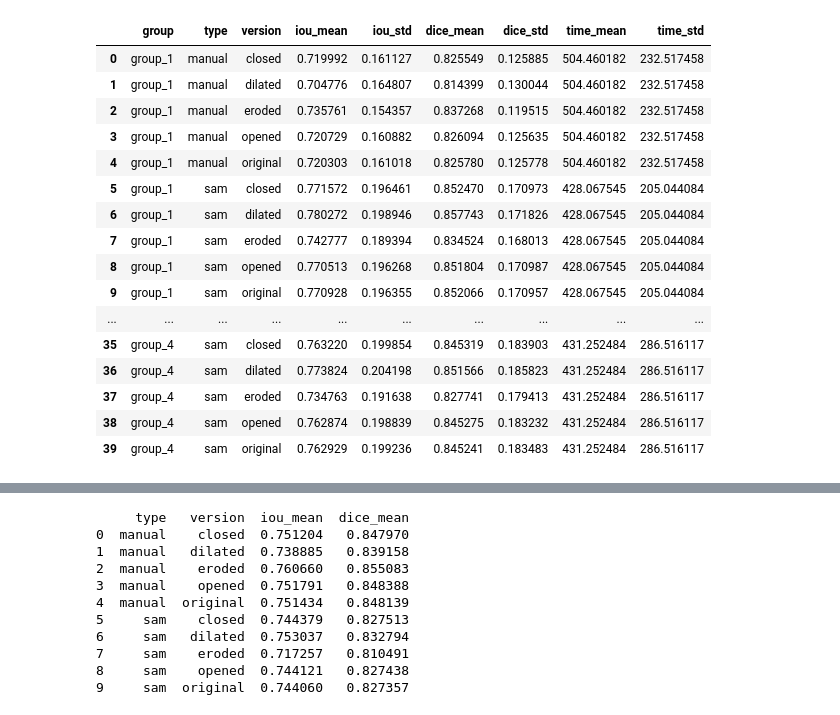
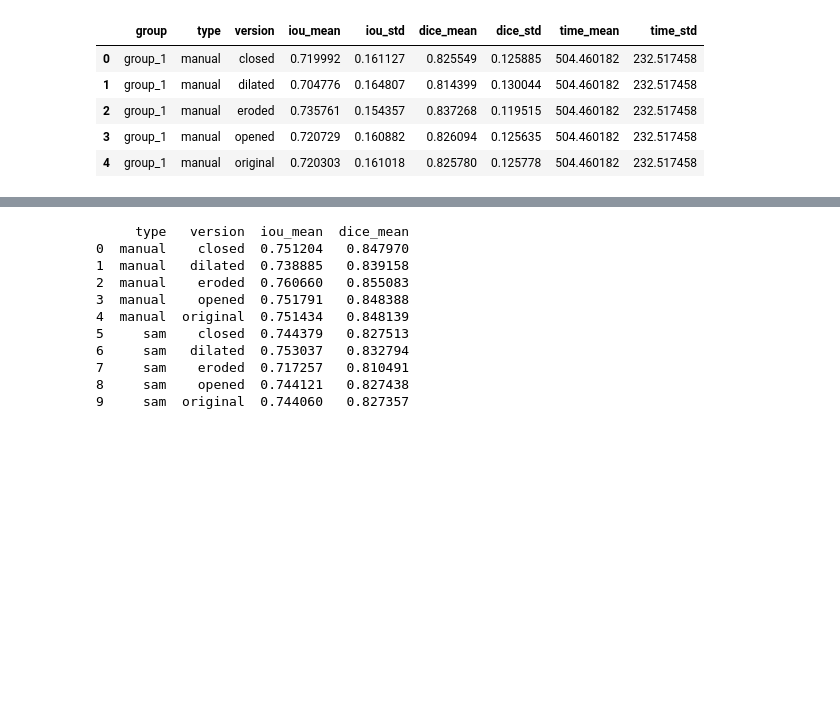
Before and after one commit to Lorenzuou/analise-segmentacao-pele, a Jupyter notebook: analise/op_morfologicas.ipynb, the cells around one changed output, grey strips where cells are left out. Cells and saved outputs as stored; diff of their text form; code cells hidden in the pictures; blank space fills up the shorter version.

```diff
--- a/analise/op_morfologicas.ipynb
+++ b/analise/op_morfologicas.ipynb
@@ -300,3 +348,6 @@ Manual folders: 50
 # %%
 #save
-metrics_df.to_csv('metrics_df.csv', index=False)
+# metrics_df.to_csv('metrics_df.csv', index=False)
+#read
+metrics_df = pd.read_csv('metrics_df.csv')
+metrics_df.head()
@@ -319,39 +361,27 @@ metrics_df
 # %%
 # Group by 'group', 'type', and 'version' and aggregate the metrics
 aggregated_metrics = metrics_df.groupby(['group', 'type', 'version']).agg({
     'iou': ['mean', 'std'],
     'dice': ['mean', 'std'],
     'time': ['mean', 'std']
 }).reset_index()
 
 # Rename columns for better readability
 aggregated_metrics.columns = [
     'group', 'type', 'version',
     'iou_mean', 'iou_std',
     'dice_mean', 'dice_std',
     'time_mean', 'time_std'
 ]
 
-# Display the aggregated metrics table
-aggregated_metrics
+aggregated_metrics.head()
 # %% [output]
 |  | group | type | version | iou_mean | iou_std | dice_mean | dice_std | time_mean | time_std |
 | 0 | group_1 | manual | closed | 0.719992 | 0.161127 | 0.825549 | 0.125885 | 504.460182 | 232.517458 |
 | 1 | group_1 | manual | dilated | 0.704776 | 0.164807 | 0.814399 | 0.130044 | 504.460182 | 232.517458 |
 | 2 | group_1 | manual | eroded | 0.735761 | 0.154357 | 0.837268 | 0.119515 | 504.460182 | 232.517458 |
 | 3 | group_1 | manual | opened | 0.720729 | 0.160882 | 0.826094 | 0.125635 | 504.460182 | 232.517458 |
 | 4 | group_1 | manual | original | 0.720303 | 0.161018 | 0.825780 | 0.125778 | 504.460182 | 232.517458 |
-| 5 | group_1 | sam | closed | 0.771572 | 0.196461 | 0.852470 | 0.170973 | 428.067545 | 205.044084 |
-| 6 | group_1 | sam | dilated | 0.780272 | 0.198946 | 0.857743 | 0.171826 | 428.067545 | 205.044084 |
-| 7 | group_1 | sam | eroded | 0.742777 | 0.189394 | 0.834524 | 0.168013 | 428.067545 | 205.044084 |
-| 8 | group_1 | sam | opened | 0.770513 | 0.196268 | 0.851804 | 0.170987 | 428.067545 | 205.044084 |
-| 9 | group_1 | sam | original | 0.770928 | 0.196355 | 0.852066 | 0.170957 | 428.067545 | 205.044084 |
-| ... | ... | ... | ... | ... | ... | ... | ... | ... | ... |
-| 35 | group_4 | sam | closed | 0.763220 | 0.199854 | 0.845319 | 0.183903 | 431.252484 | 286.516117 |
-| 36 | group_4 | sam | dilated | 0.773824 | 0.204198 | 0.851566 | 0.185823 | 431.252484 | 286.516117 |
-| 37 | group_4 | sam | eroded | 0.734763 | 0.191638 | 0.827741 | 0.179413 | 431.252484 | 286.516117 |
-| 38 | group_4 | sam | opened | 0.762874 | 0.198839 | 0.845275 | 0.183232 | 431.252484 | 286.516117 |
-| 39 | group_4 | sam | original | 0.762929 | 0.199236 | 0.845241 | 0.183483 | 431.252484 | 286.516117 |
 # %%
 import matplotlib.pyplot as plt
 import seaborn as sns
```
Also changed, not shown: parts of 13 cells of this notebook, 1 other file.
